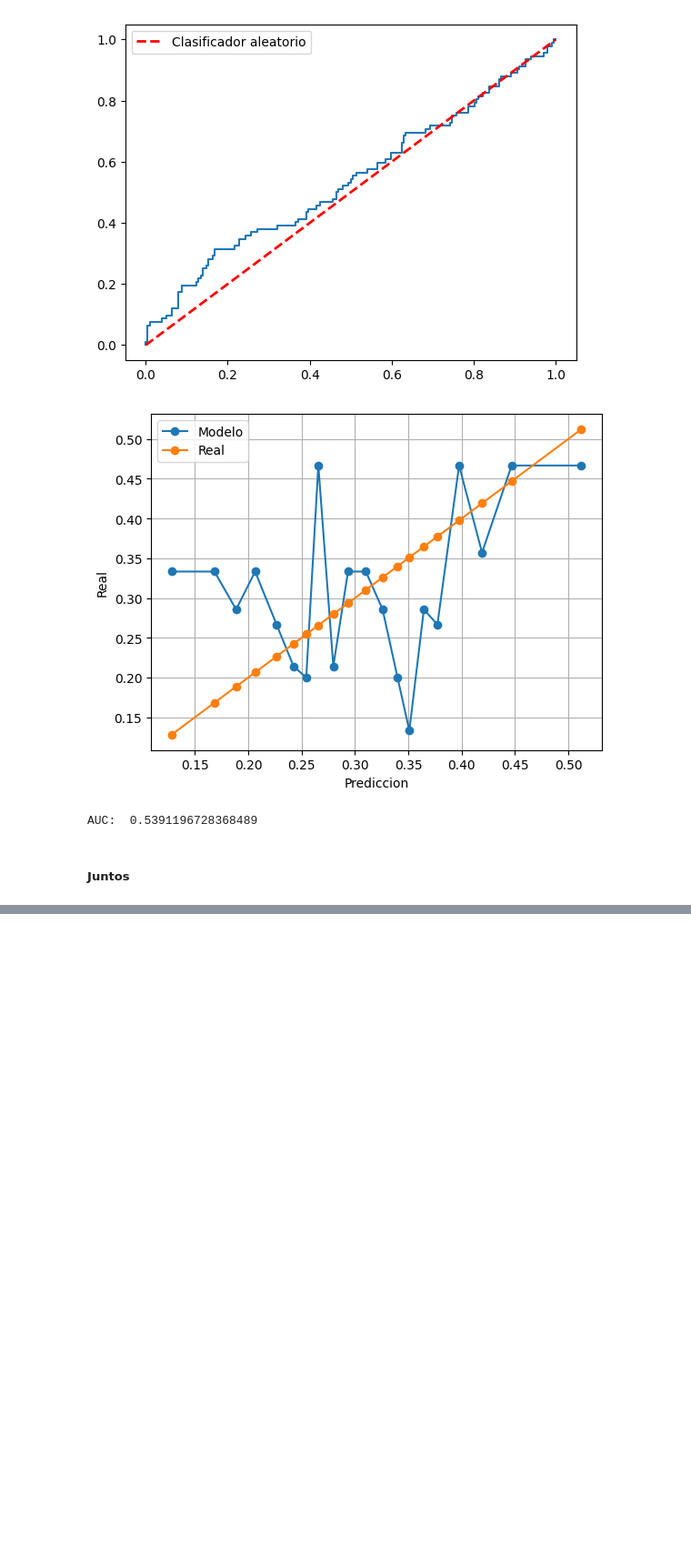
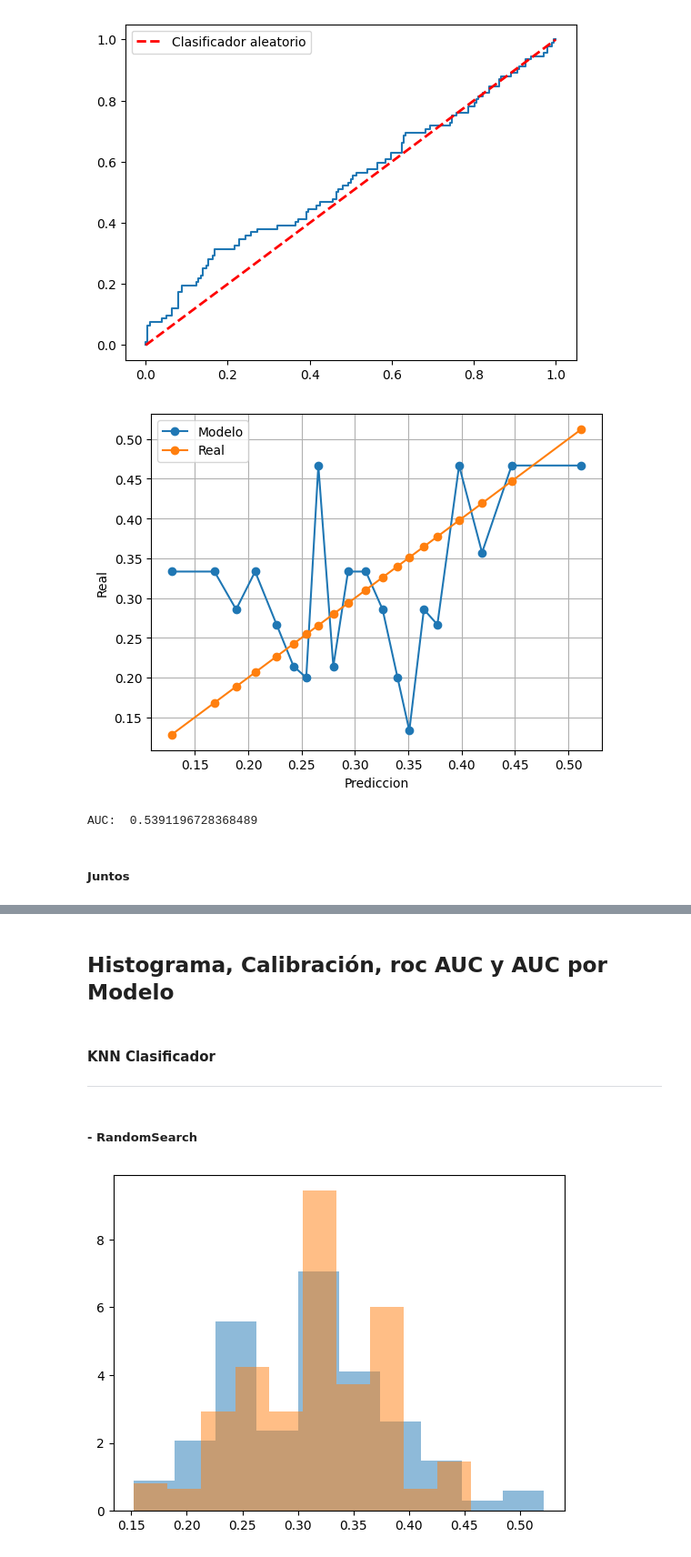
Before and after one commit to ppmelch/Lab-Aprendizaje-Estad-stico, a Jupyter notebook: Parcial 2/Examen2/Examen2.ipynb, the cells around one changed output, grey strips where cells are left out. Shown at 91% size. Saved outputs shown, nothing was run; the diff lists cells and outputs as text; code cells hidden in the pictures; blank space fills up the shorter version.

```diff
--- a/Parcial 2/Examen2/Examen2.ipynb
+++ b/Parcial 2/Examen2/Examen2.ipynb
@@ -599,0 +612,2 @@ AUC Discriminal:  0.5391196728368489
+# %%
+df.drop('StandardHours', axis=1, inplace=True)
@@ -599,0 +730,4 @@ AUC Discriminal:  0.5391196728368489
+# %%
+grid_neuro= GridSearchCV(estimator=pipeline, param_grid=params, cv=5, scoring='roc_auc', n_jobs=-1)
+grid_neuro.fit(X_train, y_train)
+probabilidades_neurogrid = grid_neuro.best_estimator_.predict_proba(X_test)[:, 1]
@@ -599,0 +747,14 @@ AUC Discriminal:  0.5391196728368489
+# %%
+juntos = pd.DataFrame({
+     'real': y_test,
+     'probabilidades_knn': probabilidades_knn,
+     'probabilidades_knn2': probabilidades_knn2,
+     'logisticarandom': probabilidades_logisticarandom,
+     'logisticagrid': probabilidades_logisticagrid,
+     'NeuroRandom': probabilidades_neurorandom,
+     'NeuroGrid': probabilidades_neurogrid,
+     'probabilidades_disc': probabilidades_modelo_disc
+
+})
+
+juntos.head()
@@ -599,0 +768,33 @@ AUC Discriminal:  0.5391196728368489
+# %%
+# Bins
+bins = 5
+juntos['bins_log1'] = pd.qcut(juntos['logisticarandom'], bins, labels=False) + 1
+juntos['bins_log2'] = pd.qcut(juntos['logisticagrid'], bins, labels=False) + 1
+
+juntos['bins_knn1'] = pd.qcut(juntos['probabilidades_knn'], bins, labels=False) + 1
+juntos['bins_knn2'] = pd.qcut(juntos['probabilidades_knn2'], bins, labels=False, duplicates='drop') + 1
+juntos['bins_neuralrand'] = pd.qcut(juntos['NeuroRandom'], bins, labels=False) + 1
+juntos['bins_neuralgrid'] = pd.qcut(juntos['NeuroGrid'], bins, labels=False, duplicates='drop') + 1
+juntos['bins_disc'] = pd.qcut(juntos['probabilidades_disc'], bins, labels=False) + 1
+
+# Agrupaciones
+grouped_log1 = juntos.groupby('bins_log1').mean()
+grouped_log2 = juntos.groupby('bins_log2').mean()
+grouped_knn1 = juntos.groupby('bins_knn1').mean()
+grouped_knn2 = juntos.groupby('bins_knn2').mean()
+grouped_neuralrand = juntos.groupby('bins_neuralrand').mean()
+grouped_neuralgrid = juntos.groupby('bins_neuralgrid').mean()
+grouped_disc = juntos.groupby('bins_disc').mean()
+# %% [markdown]
+## **Histograma, Calibración, roc AUC y AUC por Modelo**
+# %% [markdown]
+#### **KNN Clasificador**
+---
+# %% [markdown]
+##### - RandomSearch
+# %%
+plt.hist(juntos[juntos.real == 1].probabilidades_knn, density=True, alpha=0.5, bins=10)
+plt.hist(juntos[juntos.real == 0].probabilidades_knn, density=True, alpha=0.5, bins=10)
+plt.show()
+# %% [output]
+[figure, added]
```
Also changed, not shown: parts of 111 cells of this notebook.
